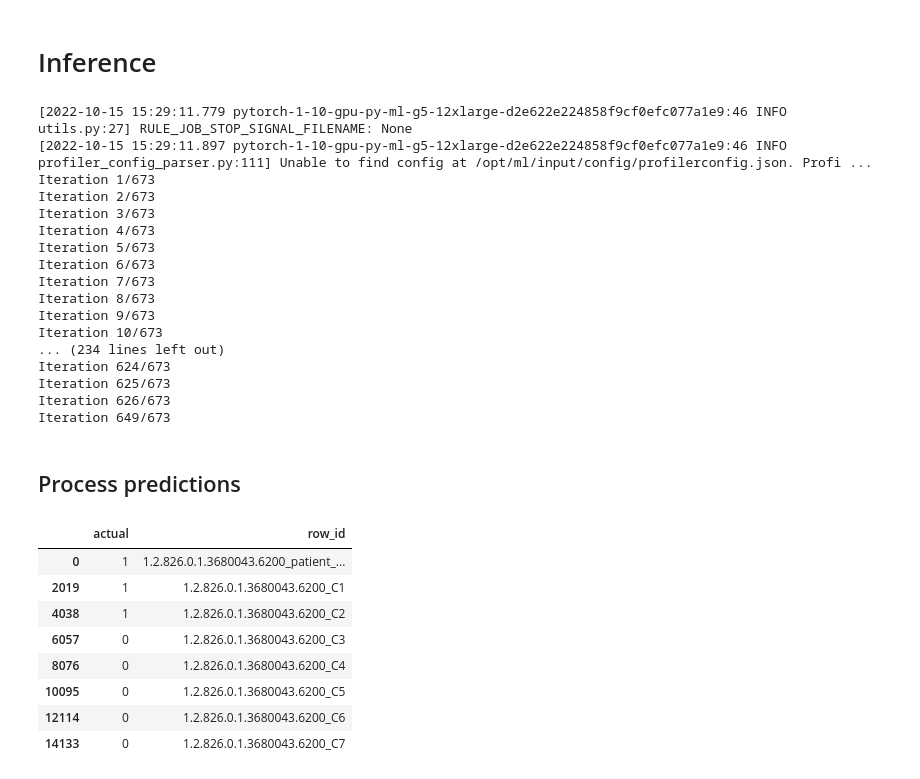
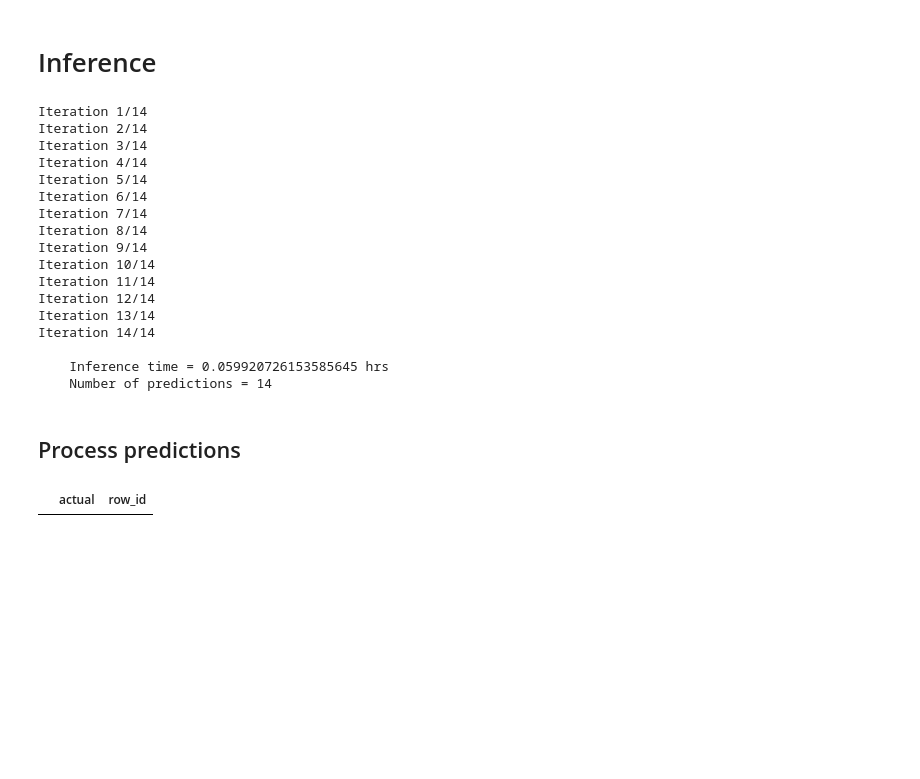
Before and after one commit to janehung04/UCB-w210-2022-fall-neckfrac, a Jupyter notebook: rsna-fracture-detection-error-analysis.ipynb, the cells around one changed output. Saved outputs shown, nothing was run; the diff lists cells and outputs as text; code cells hidden in the pictures; blank space fills up the shorter version.

```diff
--- a/rsna-fracture-detection-error-analysis.ipynb
+++ b/rsna-fracture-detection-error-analysis.ipynb
@@ -201,5 +170,28 @@ NameError: name 'warnings' is not defined
 # %%
 train, train_bbox, test_df = read_data()
+# %%
+# only use known val data
+train = train[train.StudyInstanceUID.isin(['1.2.826.0.1.3680043.21561', '1.2.826.0.1.3680043.5565',
+       '1.2.826.0.1.3680043.20509', '1.2.826.0.1.3680043.23355',
+       '1.2.826.0.1.3680043.10732', '1.2.826.0.1.3680043.4167',
+       '1.2.826.0.1.3680043.7673', '1.2.826.0.1.3680043.581',
+       '1.2.826.0.1.3680043.9548', '1.2.826.0.1.3680043.5126',
+       '1.2.826.0.1.3680043.31569', '1.2.826.0.1.3680043.17325',
+       '1.2.826.0.1.3680043.12182', '1.2.826.0.1.3680043.27282',
+       '1.2.826.0.1.3680043.3397', '1.2.826.0.1.3680043.3020',
+       '1.2.826.0.1.3680043.22276', '1.2.826.0.1.3680043.19947',
+       '1.2.826.0.1.3680043.8939', '1.2.826.0.1.3680043.9811',
+       '1.2.826.0.1.3680043.30831', '1.2.826.0.1.3680043.16463',
+       '1.2.826.0.1.3680043.22711', '1.2.826.0.1.3680043.23904',
+       '1.2.826.0.1.3680043.26791', '1.2.826.0.1.3680043.10041',
+       '1.2.826.0.1.3680043.12675', '1.2.826.0.1.3680043.27714',
+       '1.2.826.0.1.3680043.21978', '1.2.826.0.1.3680043.17625',
+       '1.2.826.0.1.3680043.18207', '1.2.826.0.1.3680043.11757',
+       '1.2.826.0.1.3680043.10204', '1.2.826.0.1.3680043.2595',
+       '1.2.826.0.1.3680043.24974', '1.2.826.0.1.3680043.8385',
+       '1.2.826.0.1.3680043.14087', '1.2.826.0.1.3680043.19084',
+       '1.2.826.0.1.3680043.29876', '1.2.826.0.1.3680043.4678',
+       '1.2.826.0.1.3680043.15253'])]
 # %%
 # test RSNA dataset
 
@@ -343,26 +299,26 @@ tf = time()
 inference_time = tf-t0
 print(f"""
     Inference time = {inference_time/3600} hrs
-    Number of predictions = {len(test_preds)}
+    Number of predictions = {train.StudyInstanceUID.nunique()}
     """)
 # %% [output]
-[2022-10-15 15:29:11.779 pytorch-1-10-gpu-py-ml-g5-12xlarge-d2e622e224858f9cf0efc077a1e9:46 INFO utils.py:27] RULE_JOB_STOP_SIGNAL_FILENAME: None
-[2022-10-15 15:29:11.897 pytorch-1-10-gpu-py-ml-g5-12xlarge-d2e622e224858f9cf0efc077a1e9:46 INFO profiler_config_parser.py:111] Unable to find config at /opt/ml/input/config/profilerconfig.json. Profi ...
-Iteration 1/673
-Iteration 2/673
-Iteration 3/673
-Iteration 4/673
-Iteration 5/673
-Iteration 6/673
-Iteration 7/673
-Iteration 8/673
-Iteration 9/673
-Iteration 10/673
-... (234 lines left out)
-Iteration 624/673
-Iteration 625/673
-Iteration 626/673
-Iteration 649/673
+Iteration 1/14
+Iteration 2/14
+Iteration 3/14
+Iteration 4/14
+Iteration 5/14
+Iteration 6/14
+Iteration 7/14
+Iteration 8/14
+Iteration 9/14
+Iteration 10/14
+Iteration 11/14
+Iteration 12/14
+Iteration 13/14
+Iteration 14/14
+
+    Inference time = 0.059920726153585645 hrs
+    Number of predictions = 14
 # %%
 preds = []
 for i in test_preds:
@@ -395,19 +351,10 @@ df_sub = process_test(train,preds)
 # %%
 train_melt = pd.melt(train,
                      id_vars=['StudyInstanceUID'],
                      value_vars = ['patient_overall','C1','C2','C3','C4','C5','C6','C7'],
                      value_name = 'actual',
                     )
 train_melt['row_id'] = train_melt['StudyInstanceUID'] + '_' + train_melt['variable']
 train_melt = train_melt.drop(columns = ['StudyInstanceUID','variable'])
-train_melt[train_melt.row_id.str.contains('1.2.826.0.1.3680043.6200',regex=False)]
 # %% [output]
 |  | actual | row_id |
-| 0 | 1 | 1.2.826.0.1.3680043.6200_patient_... |
-| 2019 | 1 | 1.2.826.0.1.3680043.6200_C1 |
-| 4038 | 1 | 1.2.826.0.1.3680043.6200_C2 |
-| 6057 | 0 | 1.2.826.0.1.3680043.6200_C3 |
-| 8076 | 0 | 1.2.826.0.1.3680043.6200_C4 |
-| 10095 | 0 | 1.2.826.0.1.3680043.6200_C5 |
-| 12114 | 0 | 1.2.826.0.1.3680043.6200_C6 |
-| 14133 | 0 | 1.2.826.0.1.3680043.6200_C7 |
```
Also changed, not shown: parts of 16 cells of this notebook, 3 other files.
